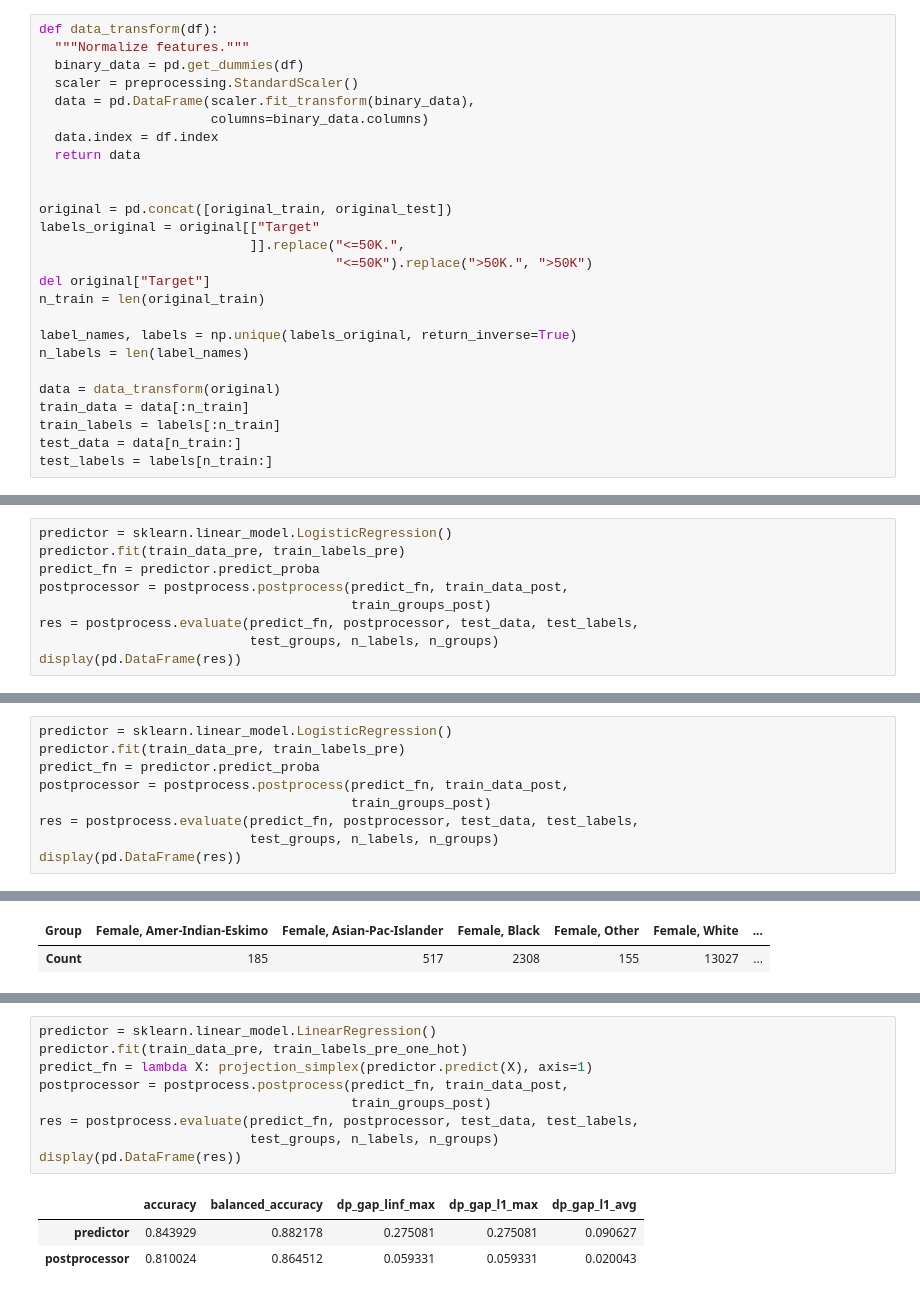
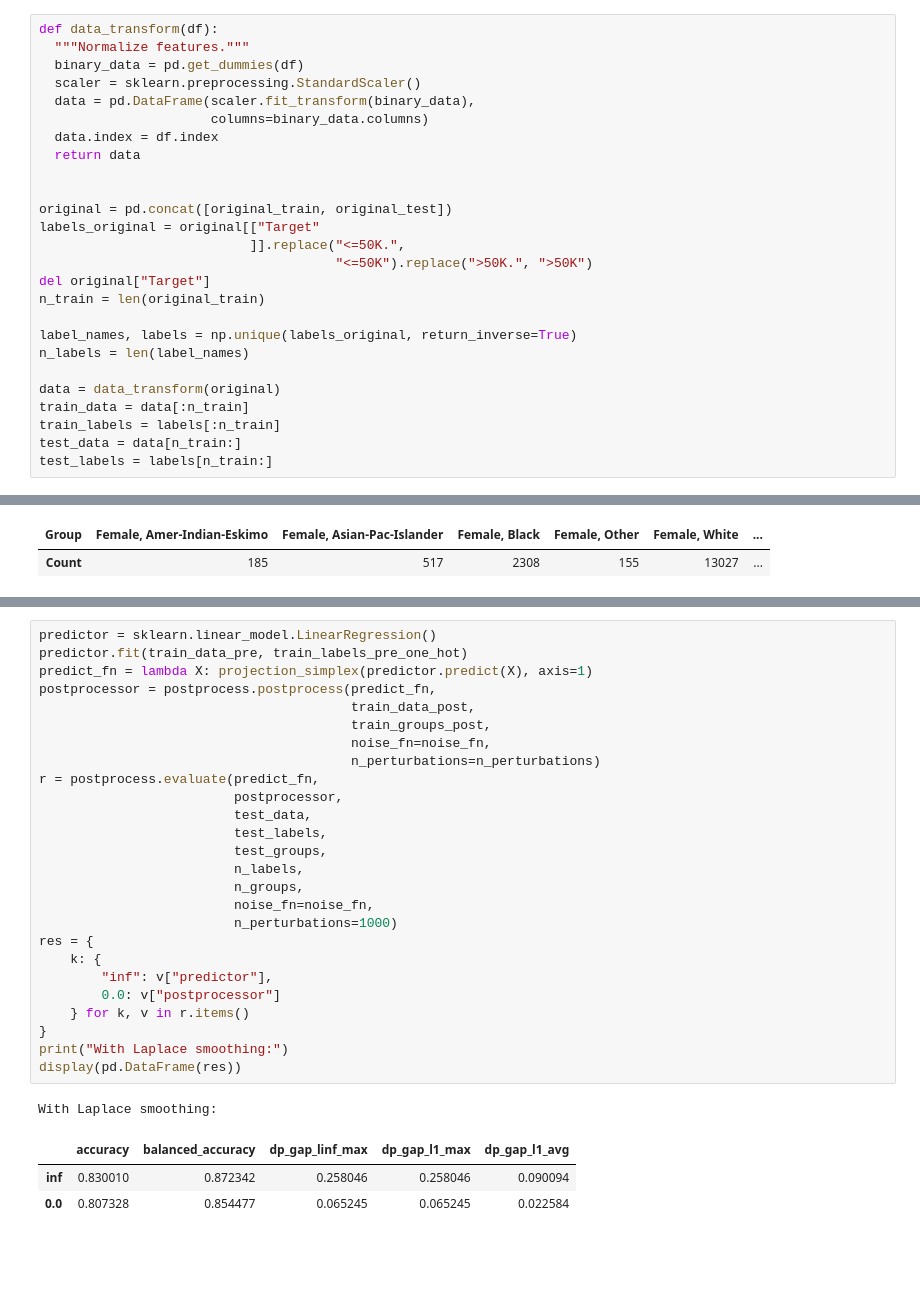
Before and after one commit to rxian/fair-classification, a Jupyter notebook: adult.ipynb, the cells around one changed output, grey strips where cells are left out. Saved outputs shown, nothing was run; the diff lists cells and outputs as text; blank space fills up the shorter version.

```diff
--- a/adult.ipynb
+++ b/adult.ipynb
@@ -56,7 +56,7 @@ original_test["Age-Binned"] = np.where(original_test["Age"] <= 50, "<=50",
 def data_transform(df):
   """Normalize features."""
   binary_data = pd.get_dummies(df)
-  scaler = preprocessing.StandardScaler()
+  scaler = sklearn.preprocessing.StandardScaler()
   data = pd.DataFrame(scaler.fit_transform(binary_data),
                       columns=binary_data.columns)
   data.index = df.index
@@ -198,9 +237,0 @@ With Laplace smoothing:
-# %%
-predictor = sklearn.linear_model.LogisticRegression()
-predictor.fit(train_data_pre, train_labels_pre)
-predict_fn = predictor.predict_proba
-postprocessor = postprocess.postprocess(predict_fn, train_data_post,
-                                        train_groups_post)
-res = postprocess.evaluate(predict_fn, postprocessor, test_data, test_labels,
-                           test_groups, n_labels, n_groups)
-display(pd.DataFrame(res))
@@ -276,9 +341,0 @@ With Laplace smoothing:
-# %%
-predictor = sklearn.linear_model.LogisticRegression()
-predictor.fit(train_data_pre, train_labels_pre)
-predict_fn = predictor.predict_proba
-postprocessor = postprocess.postprocess(predict_fn, train_data_post,
-                                        train_groups_post)
-res = postprocess.evaluate(predict_fn, postprocessor, test_data, test_labels,
-                           test_groups, n_labels, n_groups)
-display(pd.DataFrame(res))
@@ -314,13 +414,31 @@ Demographic groups: 'Female, Amer-Indian-Eskimo', 'Female, Asian-Pac-Islander',
 # %%
 predictor = sklearn.linear_model.LinearRegression()
 predictor.fit(train_data_pre, train_labels_pre_one_hot)
 predict_fn = lambda X: projection_simplex(predictor.predict(X), axis=1)
-postprocessor = postprocess.postprocess(predict_fn, train_data_post,
-                                        train_groups_post)
-res = postprocess.evaluate(predict_fn, postprocessor, test_data, test_labels,
-                           test_groups, n_labels, n_groups)
+postprocessor = postprocess.postprocess(predict_fn,
+                                        train_data_post,
+                                        train_groups_post,
+                                        noise_fn=noise_fn,
+                                        n_perturbations=n_perturbations)
+r = postprocess.evaluate(predict_fn,
+                         postprocessor,
+                         test_data,
+                         test_labels,
+                         test_groups,
+                         n_labels,
+                         n_groups,
+                         noise_fn=noise_fn,
+                         n_perturbations=1000)
+res = {
+    k: {
+        "inf": v["predictor"],
+        0.0: v["postprocessor"]
+    } for k, v in r.items()
+}
+print("With Laplace smoothing:")
 display(pd.DataFrame(res))
 # %% [output]
+With Laplace smoothing:
 |  | accuracy | balanced_accuracy | dp_gap_linf_max | dp_gap_l1_max | dp_gap_l1_avg |
-| predictor | 0.843929 | 0.882178 | 0.275081 | 0.275081 | 0.090627 |
-| postprocessor | 0.810024 | 0.864512 | 0.059331 | 0.059331 | 0.020043 |
+| inf | 0.830010 | 0.872342 | 0.258046 | 0.258046 | 0.090094 |
+| 0.0 | 0.807328 | 0.854477 | 0.065245 | 0.065245 | 0.022584 |
```
Also changed, not shown: parts of 19 cells of this notebook, 5 other files.
